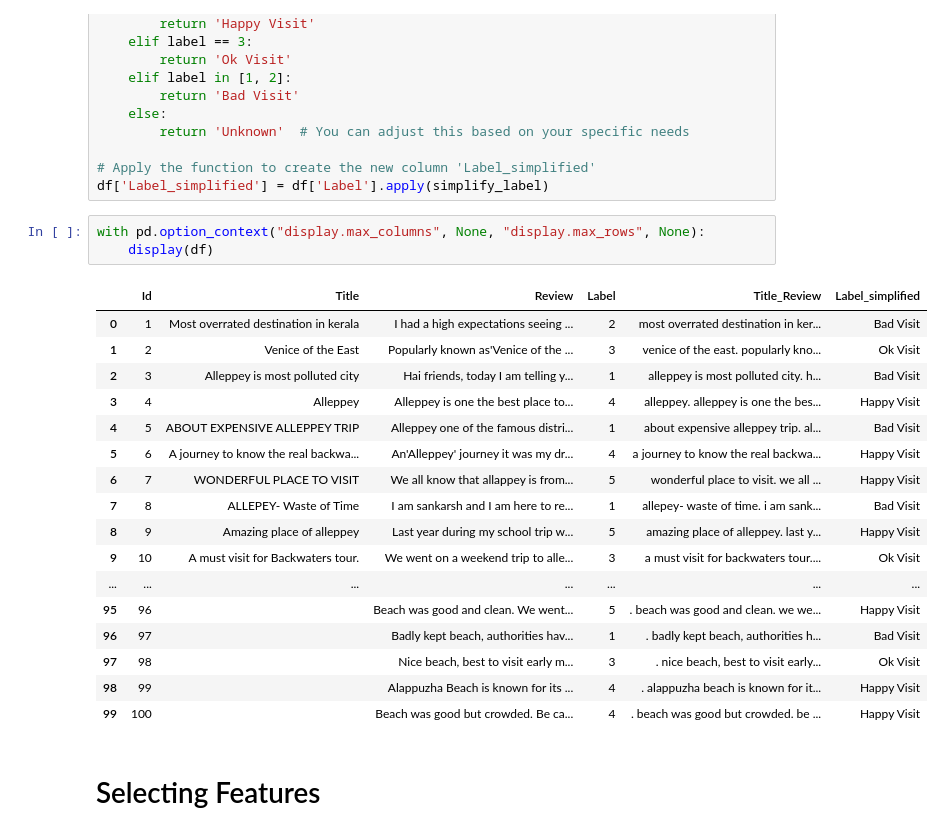
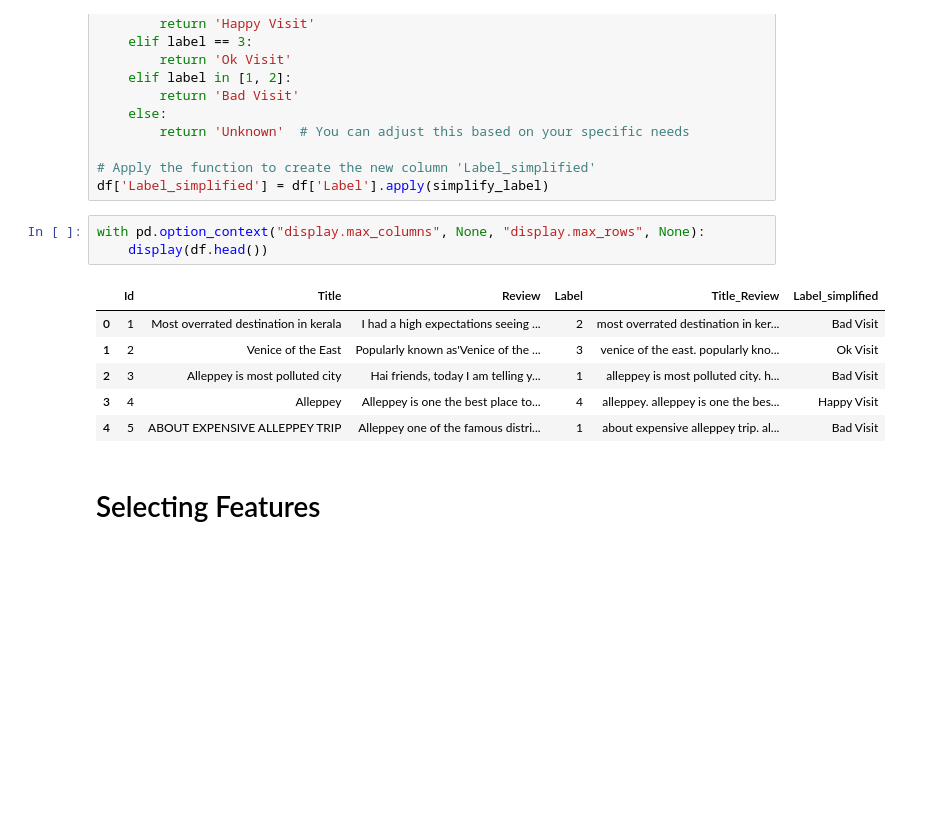
Before and after one commit to ajayt0m/Text_Classification_Alleppey, a Jupyter notebook: Naive_Bayes.ipynb, the cells around one changed output. Saved outputs shown, nothing was run; the diff lists cells and outputs as text; blank space fills up the shorter version.

```diff
--- a/Naive_Bayes.ipynb
+++ b/Naive_Bayes.ipynb
@@ -96,25 +96,14 @@ def simplify_label(label):
 df['Label_simplified'] = df['Label'].apply(simplify_label)
 # %%
 with pd.option_context("display.max_columns", None, "display.max_rows", None):
-    display(df)
+    display(df.head())
 # %% [output]
 |  | Id | Title | Review | Label | Title_Review | Label_simplified |
 | 0 | 1 | Most overrated destination in kerala | I had a high expectations seeing ... | 2 | most overrated destination in ker... | Bad Visit |
 | 1 | 2 | Venice of the East | Popularly known as'Venice of the ... | 3 | venice of the east. popularly kno... | Ok Visit |
 | 2 | 3 | Alleppey is most polluted city | Hai friends, today I am telling y... | 1 | alleppey is most polluted city. h... | Bad Visit |
 | 3 | 4 | Alleppey | Alleppey is one the best place to... | 4 | alleppey. alleppey is one the bes... | Happy Visit |
 | 4 | 5 | ABOUT EXPENSIVE ALLEPPEY TRIP | Alleppey one of the famous distri... | 1 | about expensive alleppey trip. al... | Bad Visit |
-| 5 | 6 | A journey to know the real backwa... | An'Alleppey' journey it was my dr... | 4 | a journey to know the real backwa... | Happy Visit |
-| 6 | 7 | WONDERFUL PLACE TO VISIT | We all know that allappey is from... | 5 | wonderful place to visit. we all ... | Happy Visit |
-| 7 | 8 | ALLEPEY- Waste of Time | I am sankarsh and I am here to re... | 1 | allepey- waste of time. i am sank... | Bad Visit |
-| 8 | 9 | Amazing place of alleppey | Last year during my school trip w... | 5 | amazing place of alleppey. last y... | Happy Visit |
-| 9 | 10 | A must visit for Backwaters tour. | We went on a weekend trip to alle... | 3 | a must visit for backwaters tour.... | Ok Visit |
-| ... | ... | ... | ... | ... | ... | ... |
-| 95 | 96 |  | Beach was good and clean. We went... | 5 | . beach was good and clean. we we... | Happy Visit |
-| 96 | 97 |  | Badly kept beach, authorities hav... | 1 | . badly kept beach, authorities h... | Bad Visit |
-| 97 | 98 |  | Nice beach, best to visit early m... | 3 | . nice beach, best to visit early... | Ok Visit |
-| 98 | 99 |  | Alappuzha Beach is known for its ... | 4 | . alappuzha beach is known for it... | Happy Visit |
-| 99 | 100 |  | Beach was good but crowded. Be ca... | 4 | . beach was good but crowded. be ... | Happy Visit |
 # %% [markdown]
 # Selecting Features
 # %%
```
Also changed, not shown: parts of 1 cell of this notebook, 1 other file.
